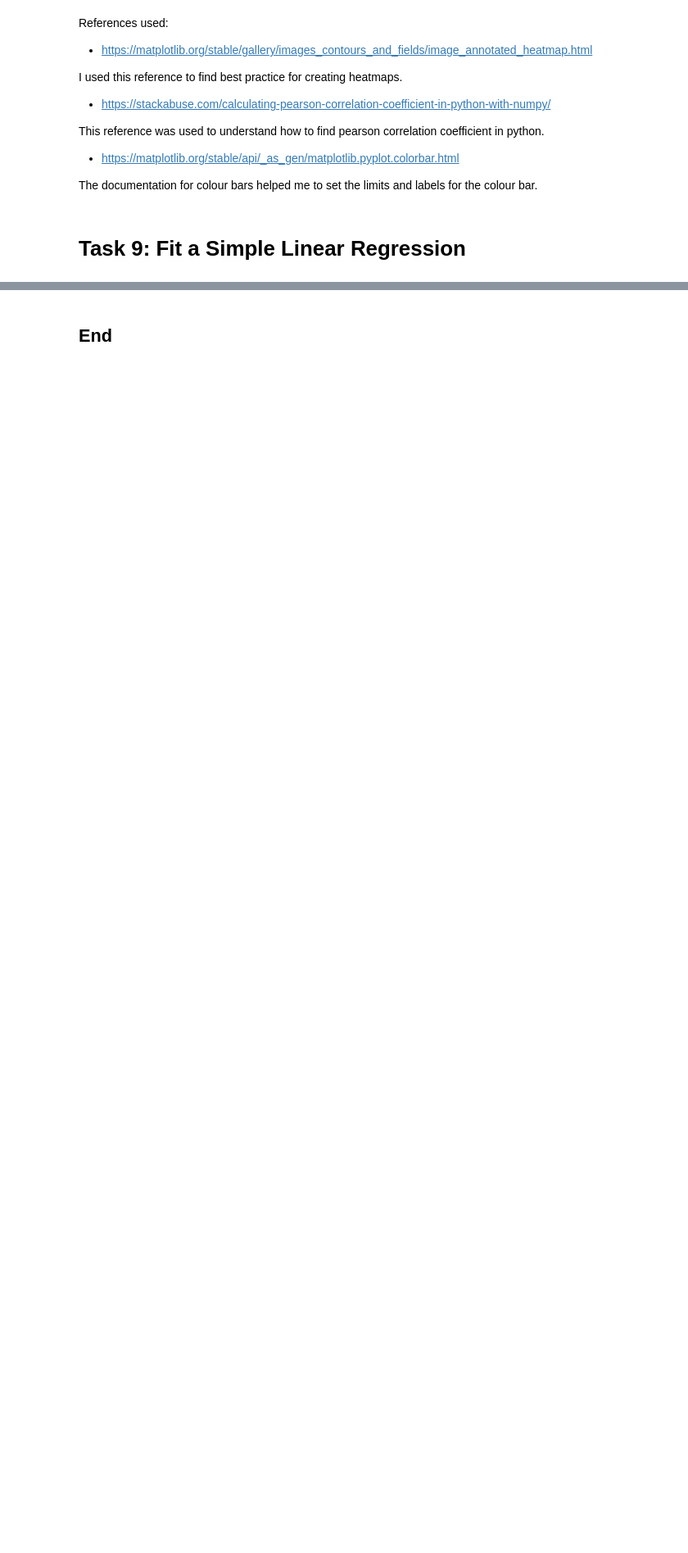
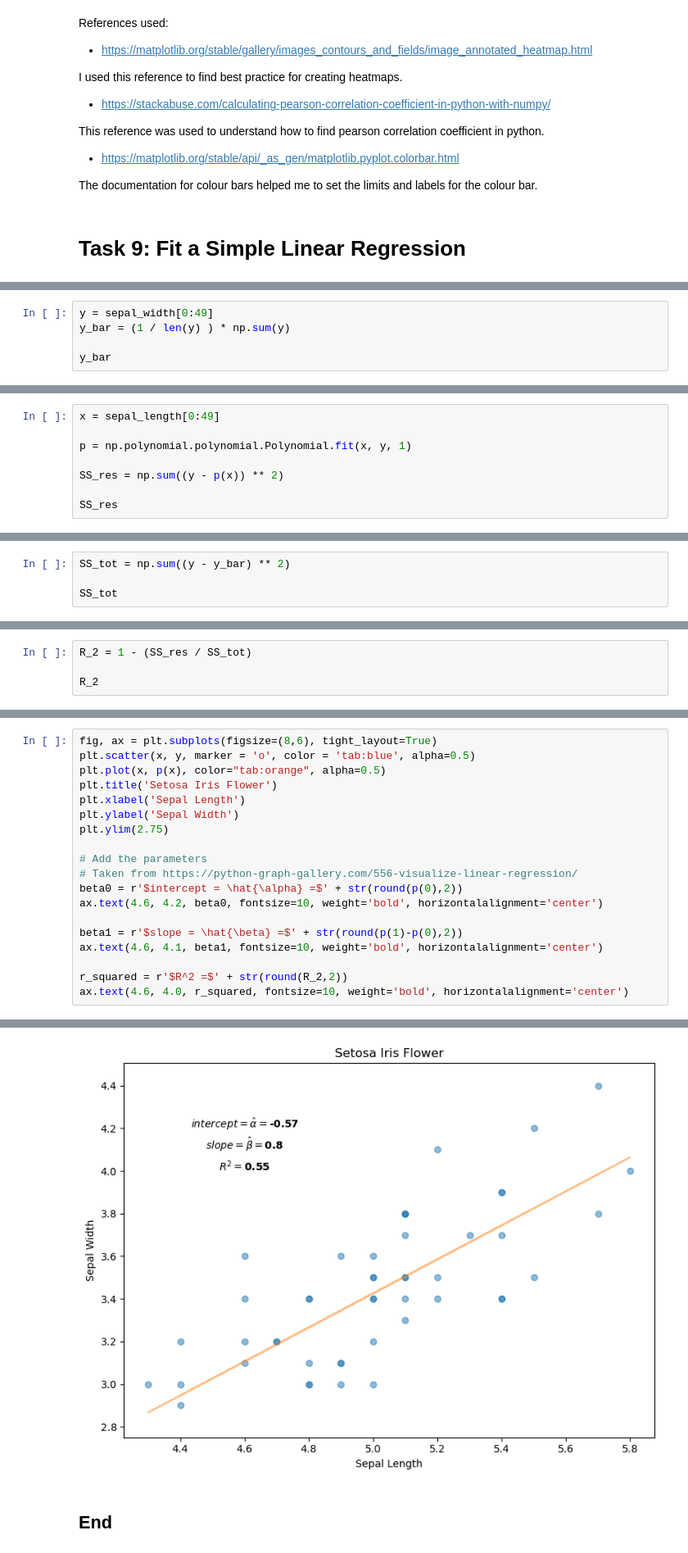
Before and after one commit to CeamanCollins/principles_of_data_analytics_assessment, a Jupyter notebook: tasks.ipynb, the cells around one changed output, grey strips where cells are left out. Shown at 82% size. Cells and saved outputs as stored; diff of their text form; blank space fills up the shorter version.

```diff
--- a/tasks.ipynb
+++ b/tasks.ipynb
@@ -621,0 +648,5 @@ round(get_r2_numpy(sepal_length[0:49], sepal_width[0:49]), 2)
+# %%
+y = sepal_width[0:49]
+y_bar = (1 / len(y) ) * np.sum(y)
+
+y_bar
@@ -621,0 +659,8 @@ round(get_r2_numpy(sepal_length[0:49], sepal_width[0:49]), 2)
+# %%
+x = sepal_length[0:49]
+
+p = np.polynomial.polynomial.Polynomial.fit(x, y, 1)
+
+SS_res = np.sum((y - p(x)) ** 2)
+
+SS_res
@@ -621,0 +673,4 @@ round(get_r2_numpy(sepal_length[0:49], sepal_width[0:49]), 2)
+# %%
+SS_tot = np.sum((y - y_bar) ** 2)
+
+SS_tot
@@ -621,0 +683,4 @@ round(get_r2_numpy(sepal_length[0:49], sepal_width[0:49]), 2)
+# %%
+R_2 = 1 - (SS_res / SS_tot)
+
+R_2
@@ -621,0 +708,20 @@ round(get_r2_numpy(sepal_length[0:49], sepal_width[0:49]), 2)
+# %%
+fig, ax = plt.subplots(figsize=(8,6), tight_layout=True)
+plt.scatter(x, y, marker = 'o', color = 'tab:blue', alpha=0.5)
+plt.plot(x, p(x), color="tab:orange", alpha=0.5)
+plt.title('Setosa Iris Flower')
+plt.xlabel('Sepal Length')
+plt.ylabel('Sepal Width')
+plt.ylim(2.75)
+
+# Add the parameters
+# Taken from https://python-graph-gallery.com/556-visualize-linear-regression/
+beta0 = r'$intercept = \hat{\alpha} =$' + str(round(p(0),2))
+ax.text(4.6, 4.2, beta0, fontsize=10, weight='bold', horizontalalignment='center')
+
+beta1 = r'$slope = \hat{\beta} =$' + str(round(p(1)-p(0),2))
+ax.text(4.6, 4.1, beta1, fontsize=10, weight='bold', horizontalalignment='center')
+
+r_squared = r'$R^2 =$' + str(round(R_2,2))
+ax.text(4.6, 4.0, r_squared, fontsize=10, weight='bold', horizontalalignment='center')
+# %% [output]
@@ -622,2 +729,3 @@ round(get_r2_numpy(sepal_length[0:49], sepal_width[0:49]), 2)
+[figure, added]
 # %% [markdown]
 ## End
```
Also changed, not shown: parts of 15 cells of this notebook.
